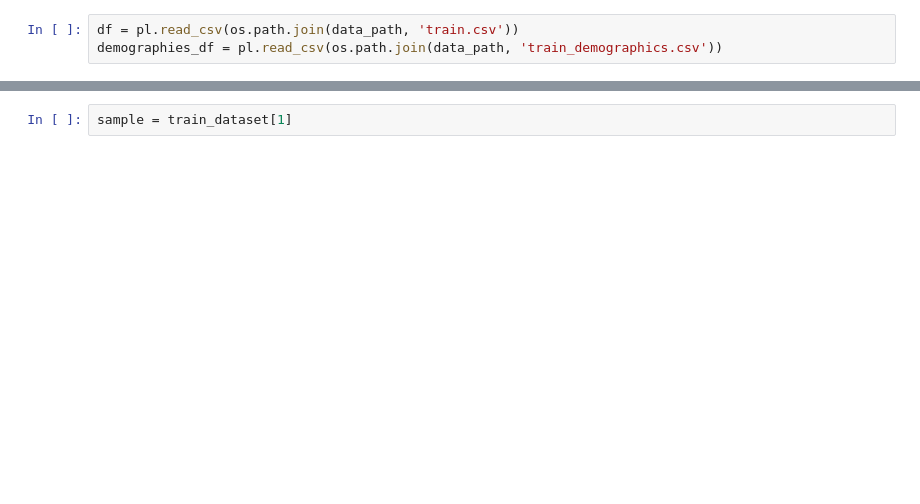
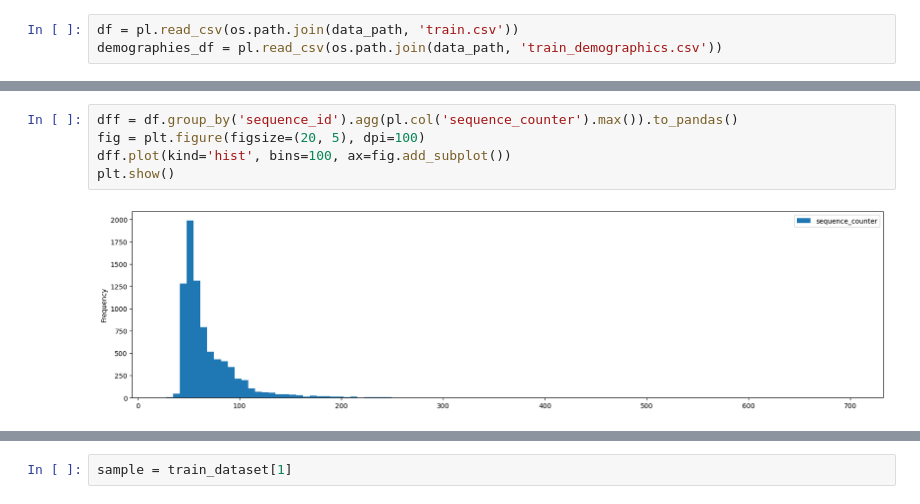
Before and after one commit to Seydifa/Challenge, a Jupyter notebook: Torch_Version_de_CMI_idea_test_notebook.ipynb, the cells around one changed output, grey strips where cells are left out. Drawn from its saved outputs; the diff is of its cells as text; blank space fills up the shorter version.

```diff
--- a/Torch_Version_de_CMI_idea_test_notebook.ipynb
+++ b/Torch_Version_de_CMI_idea_test_notebook.ipynb
@@ -343,0 +813,7 @@ class CMIDataset(Dataset):
+# %%
+dff = df.group_by('sequence_id').agg(pl.col('sequence_counter').max()).to_pandas()
+fig = plt.figure(figsize=(20, 5), dpi=100)
+dff.plot(kind='hist', bins=100, ax=fig.add_subplot())
+plt.show()
+# %% [output]
+[figure, added]
```
Also changed, not shown: parts of 32 cells of this notebook.
